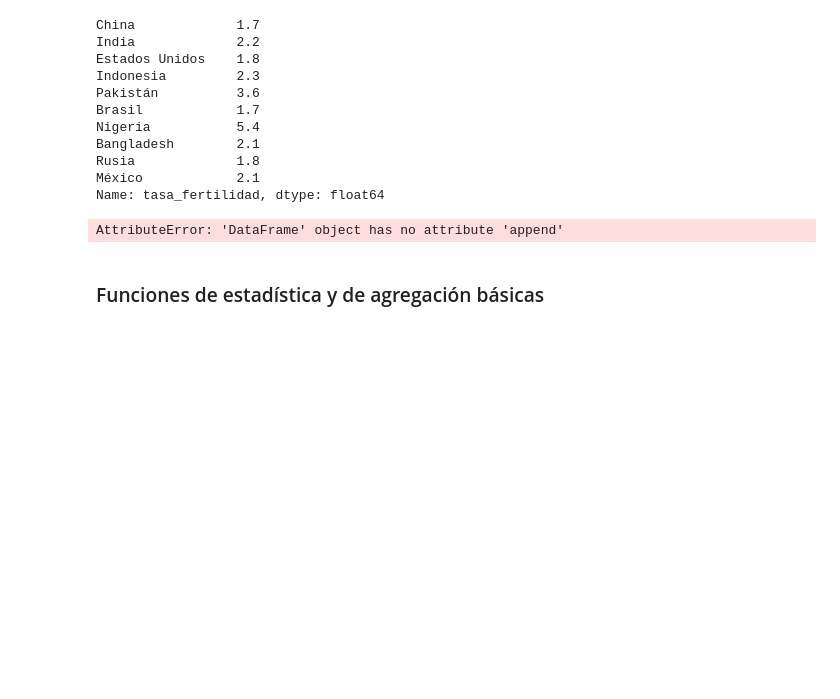
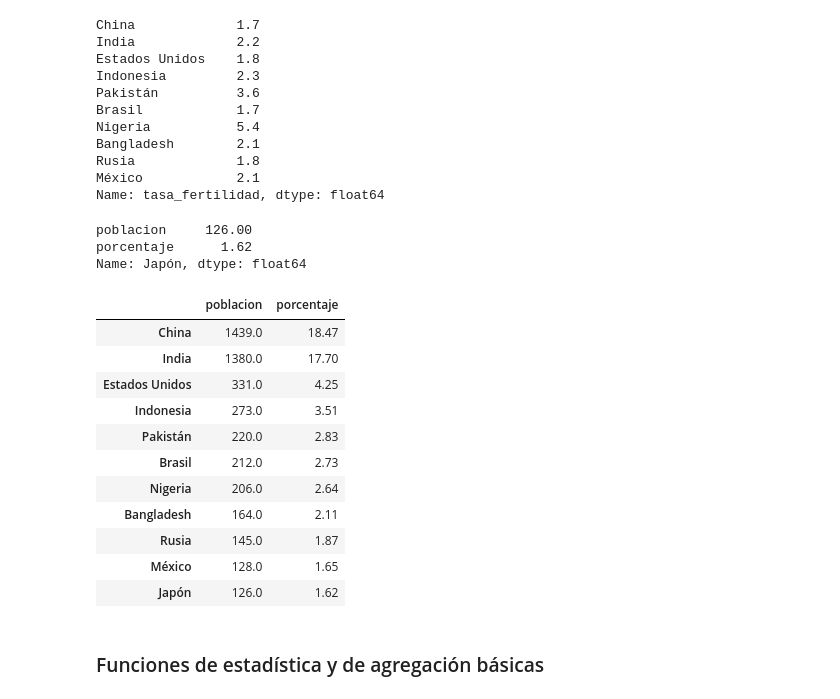
Before and after one commit to marzzelo/code, a Jupyter notebook: manejo_de_datos_pandas/dataframes_de_pandas.ipynb, the cells around one changed output. Drawn from its saved outputs; the diff is of its cells as text; code cells hidden in the pictures; blank space fills up the shorter version.

Commit message:
Update data file path and Python version

```diff
--- a/manejo_de_datos_pandas/dataframes_de_pandas.ipynb
+++ b/manejo_de_datos_pandas/dataframes_de_pandas.ipynb
@@ -246,11 +250,26 @@ Name: tasa_fertilidad, dtype: float64
 # %%
 # Japón -> 126, 1.62
 renglon = pd.Series(name="Japón", data=[126, 1.62], index=["poblacion", "porcentaje"])
-renglon
-paises = paises.append(renglon)
+print(renglon)
+
+paises = pd.concat([paises, renglon.to_frame().T])
 paises
 # %% [output]
-AttributeError: 'DataFrame' object has no attribute 'append'
+poblacion     126.00
+porcentaje      1.62
+Name: Japón, dtype: float64
+|  | poblacion | porcentaje |
+| China | 1439.0 | 18.47 |
+| India | 1380.0 | 17.70 |
+| Estados Unidos | 331.0 | 4.25 |
+| Indonesia | 273.0 | 3.51 |
+| Pakistán | 220.0 | 2.83 |
+| Brasil | 212.0 | 2.73 |
+| Nigeria | 206.0 | 2.64 |
+| Bangladesh | 164.0 | 2.11 |
+| Rusia | 145.0 | 1.87 |
+| México | 128.0 | 1.65 |
+| Japón | 126.0 | 1.62 |
 # %%
 paises.drop(["Japón"], axis=0, inplace=True)
 # %% [markdown]
```
Also changed, not shown: parts of 4 cells of this notebook, 2 other files.
